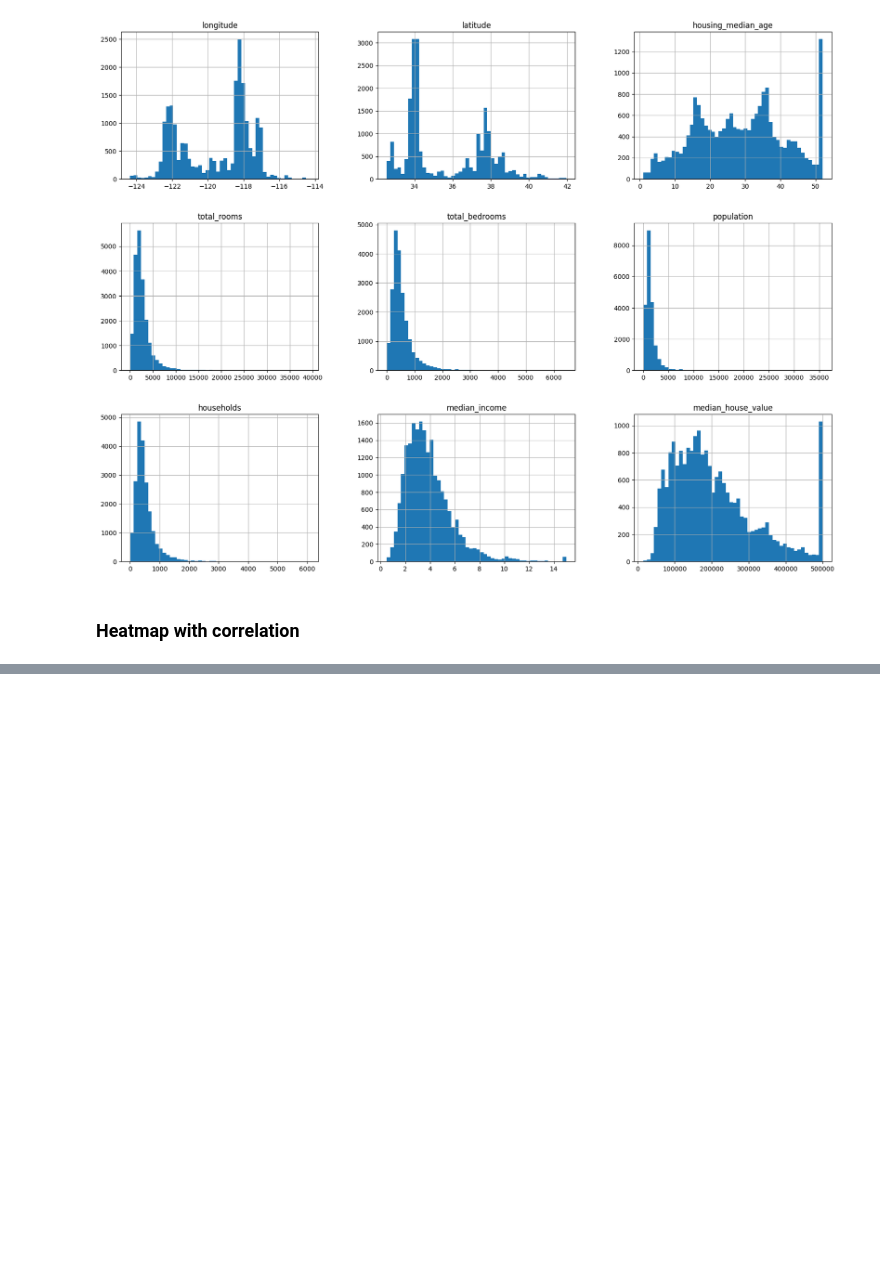
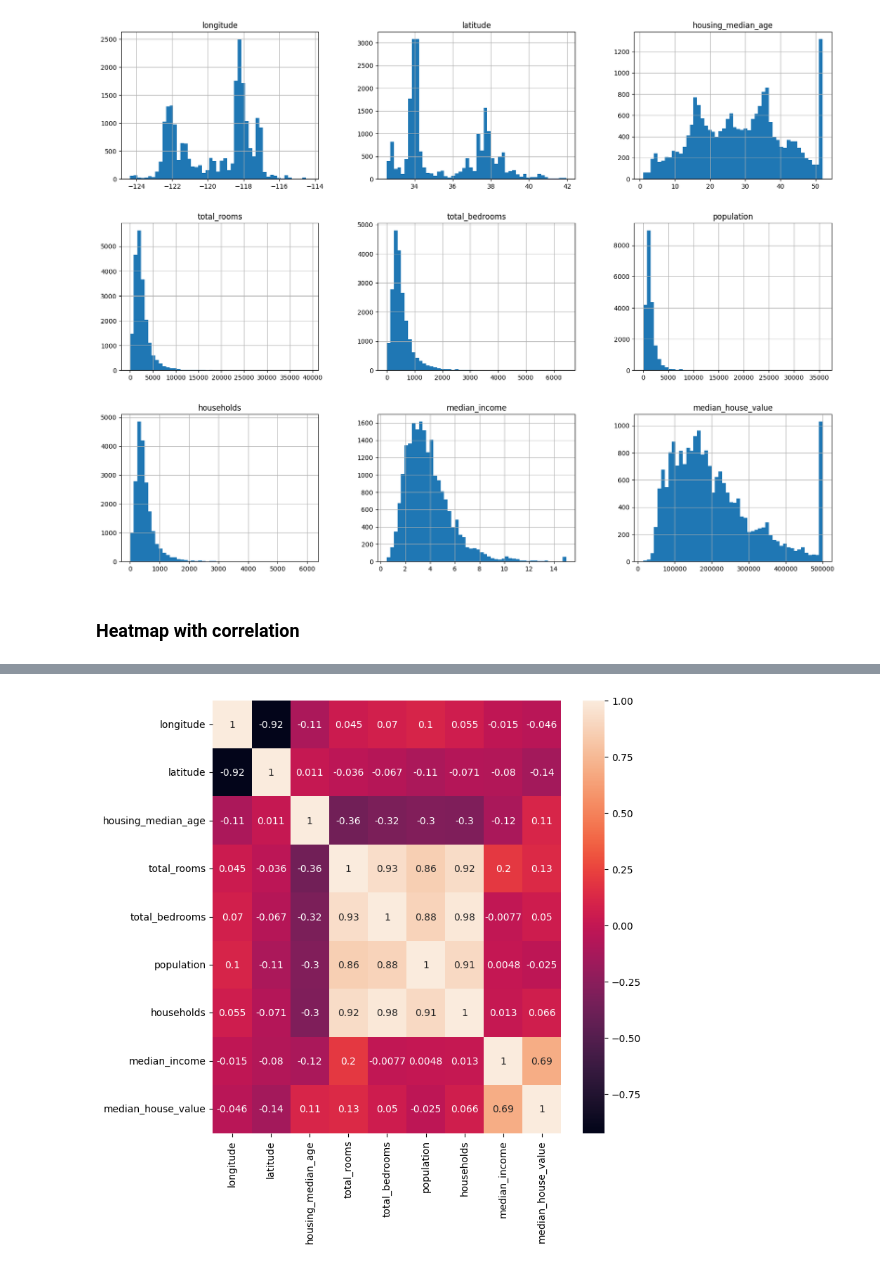
Before and after one commit to ignacio-franciosi/Home-Prediction, a Jupyter notebook: HomePrediction.ipynb, the cells around one changed output, grey strips where cells are left out. Drawn from its saved outputs; the diff is of its cells as text; code cells hidden in the pictures; blank space fills up the shorter version.

Commit message:
correlation hetamap

```diff
--- a/HomePrediction.ipynb
+++ b/HomePrediction.ipynb
@@ -61,3 +61,7 @@ array([[<Axes: title={'center': 'longitude'}>,
 [figure]
 # %% [markdown]
 ### Heatmap with correlation
+# %%
+corr = housing_df.corr(numeric_only=True)
+#numeric only because there are string values too
+print(corr)
@@ -63,0 +86,8 @@ array([[<Axes: title={'center': 'longitude'}>,
+# %%
+plt.figure(figsize=(8,8))
+sns.heatmap(corr, annot=True)
+plt.show()
+
+#This heatmap shows the correlation of variables
+# %% [output]
+[figure, added]
```
Also changed, not shown: parts of 1 cell of this notebook.
